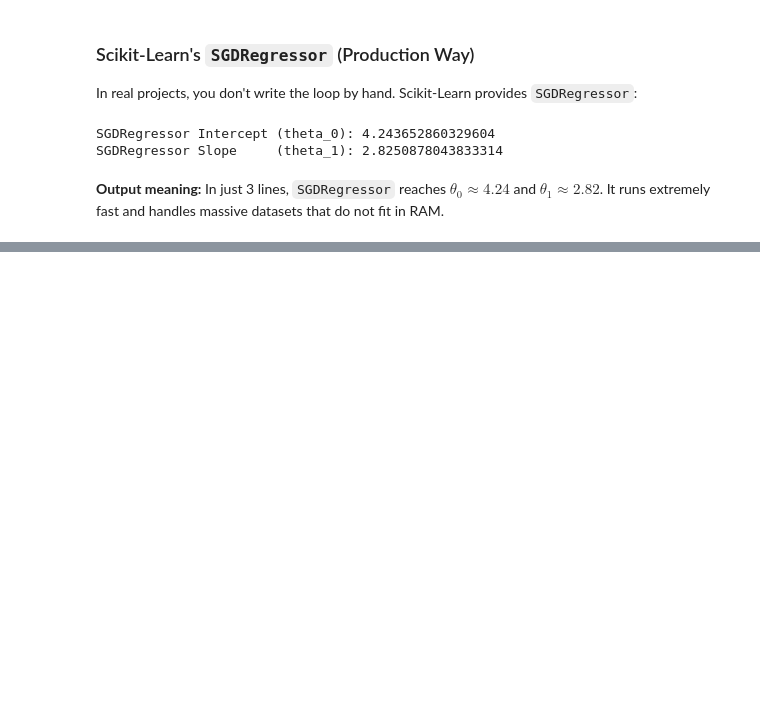
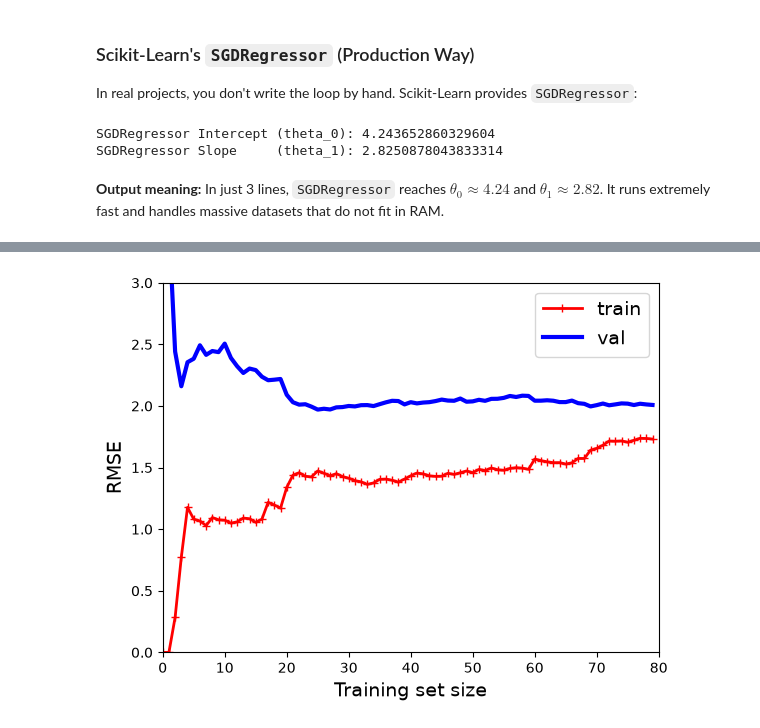
Before and after one commit to Hamshary99/mohamed-ai-learning, a Jupyter notebook: week1/day2/notebooks/Ch4_practice.ipynb, the cells around one changed output, grey strips where cells are left out. Drawn from its saved outputs; the diff is of its cells as text; code cells hidden in the pictures; blank space fills up the shorter version.

```diff
--- a/week1/day2/notebooks/Ch4_practice.ipynb
+++ b/week1/day2/notebooks/Ch4_practice.ipynb
@@ -306,0 +405,32 @@ SGDRegressor Slope     (theta_1): 2.8250878043833314
+# %%
+from sklearn.metrics import mean_squared_error
+from sklearn.model_selection import train_test_split
+
+def plot_learning_curves(model, X, y):
+    # 1. Split data into 80% training and 20% validation
+    X_train, X_val, y_train, y_val = train_test_split(X, y, test_size=0.2, random_state=10)
+    train_errors, val_errors = [], []
+
+    # 2. Train the model iteratively with expanding training set sizes (from 1 instance to all instances)
+    for m in range(1, len(X_train) + 1):
+        model.fit(X_train[:m], y_train[:m])                           # Train on first m instances only
+        y_train_predict = model.predict(X_train[:m])                  # Predict on those same m training instances
+        y_val_predict = model.predict(X_val)                          # Predict on the full validation set
+        train_errors.append(mean_squared_error(y_train[:m], y_train_predict))
+        val_errors.append(mean_squared_error(y_val, y_val_predict))
+
+    # 3. Plot RMSE (Root Mean Squared Error) for both training and validation sets
+    plt.plot(np.sqrt(train_errors), "r-+", linewidth=2, label="train") # Red '+' curve: training error
+    plt.plot(np.sqrt(val_errors), "b-", linewidth=3, label="val")      # Blue curve: validation error
+    plt.legend(loc="upper right", fontsize=14)
+    plt.xlabel("Training set size", fontsize=14)
+    plt.ylabel("RMSE", fontsize=14)
+
+# 4. Fit a simple linear model on non-linear data to visualize classic underfitting
+lin_reg = LinearRegression()
+plot_learning_curves(lin_reg, X, y)
+plt.axis([0, 80, 0, 3])                         # Set axis ranges: x from 0 to 80, y (RMSE) from 0 to 3
+# save_fig("underfitting_learning_curves_plot")
+plt.show()
+# %% [output]
+[figure, added]
```
Also changed, not shown: parts of 13 cells of this notebook, 14 other files.
